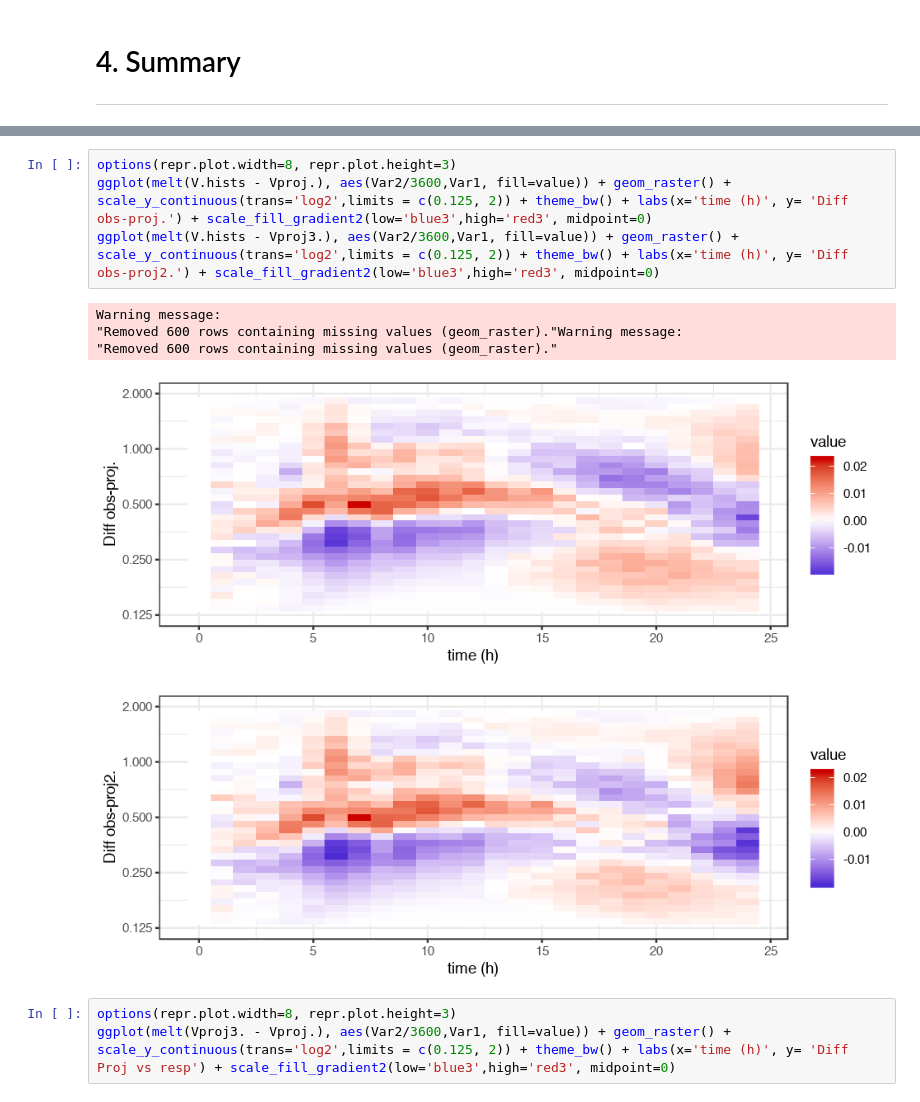
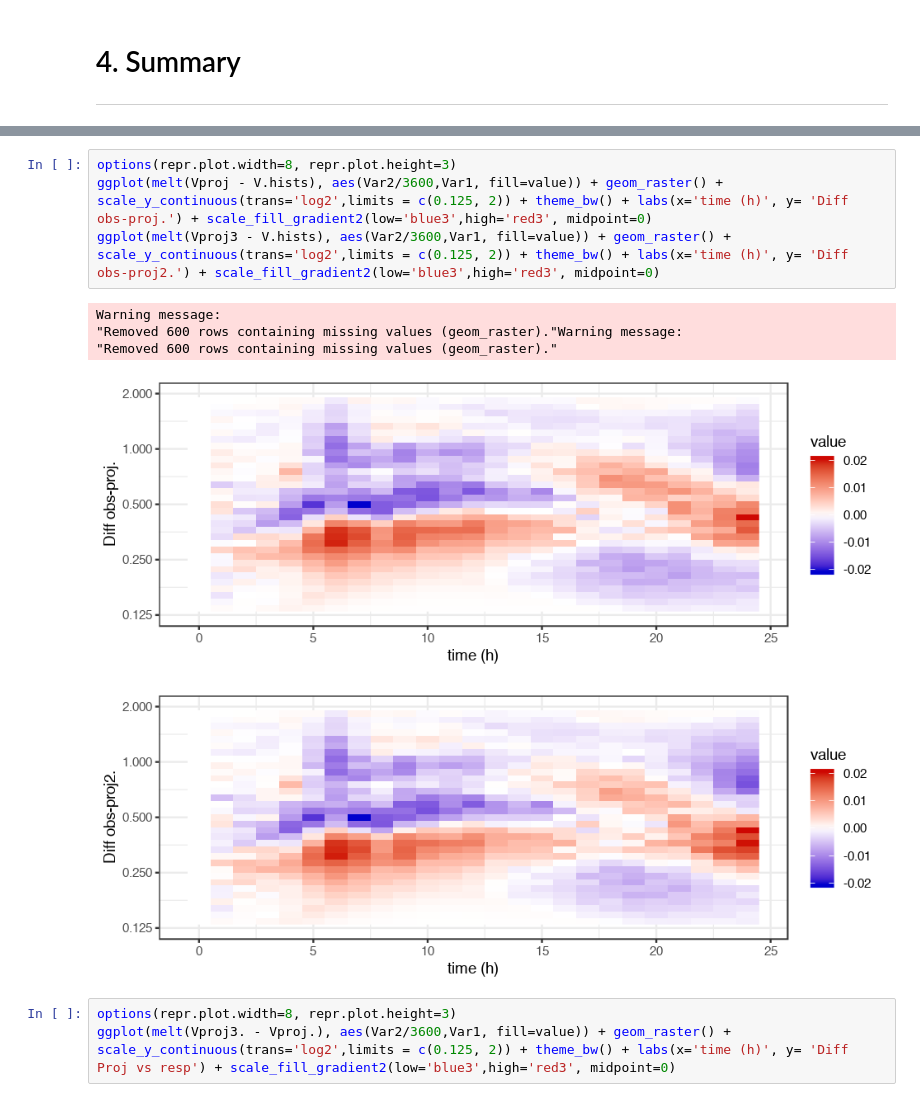
Before and after one commit to fribalet/ssPopModel, a Jupyter notebook: inst/ssMatrixModel_resp.ipynb, the cells around one changed output, grey strips where cells are left out. Saved outputs shown, nothing was run; the diff lists cells and outputs as text.

```diff
--- a/inst/ssMatrixModel_resp.ipynb
+++ b/inst/ssMatrixModel_resp.ipynb
@@ -932,13 +932,13 @@ plot(mu_N[-c(1:2)],type='o', ylim=c(0,0.06), xlab='time after dawn', ylab="Div r
 # %%
 options(repr.plot.width=8, repr.plot.height=3)
-ggplot(melt(V.hists - Vproj.), aes(Var2/3600,Var1, fill=value)) + geom_raster() + scale_y_continuous(trans='log2',limits = c(0.125, 2)) + theme_bw() + labs(x='time (h)', y= 'Diff obs-proj.') + scale_fill_gradient2(low='blue3',high='red3', midpoint=0)
-ggplot(melt(V.hists - Vproj3.), aes(Var2/3600,Var1, fill=value)) + geom_raster() + scale_y_continuous(trans='log2',limits = c(0.125, 2)) + theme_bw() + labs(x='time (h)', y= 'Diff obs-proj2.') + scale_fill_gradient2(low='blue3',high='red3', midpoint=0)
+ggplot(melt(Vproj - V.hists), aes(Var2/3600,Var1, fill=value)) + geom_raster() + scale_y_continuous(trans='log2',limits = c(0.125, 2)) + theme_bw() + labs(x='time (h)', y= 'Diff obs-proj.') + scale_fill_gradient2(low='blue3',high='red3', midpoint=0)
+ggplot(melt(Vproj3 - V.hists), aes(Var2/3600,Var1, fill=value)) + geom_raster() + scale_y_continuous(trans='log2',limits = c(0.125, 2)) + theme_bw() + labs(x='time (h)', y= 'Diff obs-proj2.') + scale_fill_gradient2(low='blue3',high='red3', midpoint=0)
 # %% [output]
 Warning message:
 "Removed 600 rows containing missing values (geom_raster)."Warning message:
 "Removed 600 rows containing missing values (geom_raster)."
-[figure, old version]
+[figure, new version]
-[figure, old version]
+[figure, new version]
 # %%
 options(repr.plot.width=8, repr.plot.height=3)
 ggplot(melt(Vproj3. - Vproj.), aes(Var2/3600,Var1, fill=value)) + geom_raster() + scale_y_continuous(trans='log2',limits = c(0.125, 2)) + theme_bw() + labs(x='time (h)', y= 'Diff Proj vs resp') + scale_fill_gradient2(low='blue3',high='red3', midpoint=0)
```
Also changed, not shown: parts of 13 cells of this notebook.
